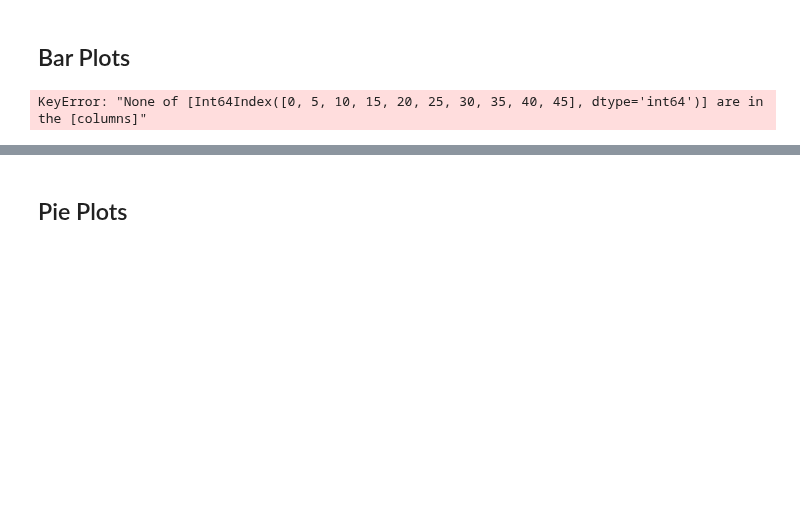
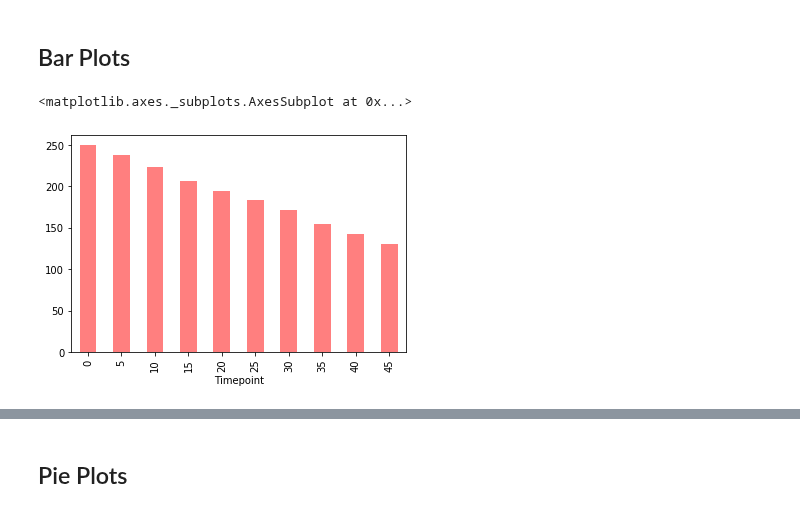
Before and after one commit to olivesun1213/Matplotlib, a Jupyter notebook: Unit 05 - Matplotlib_Homework_Instructions_Pymaceuticals_pymaceuticals_starter.ipynb, the cells around one changed output, grey strips where cells are left out. Cells and saved outputs as stored; diff of their text form; code cells hidden in the pictures; blank space fills up the shorter version.

```diff
--- a/Unit 05 - Matplotlib_Homework_Instructions_Pymaceuticals_pymaceuticals_starter.ipynb
+++ b/Unit 05 - Matplotlib_Homework_Instructions_Pymaceuticals_pymaceuticals_starter.ipynb
@@ -74,12 +106,12 @@ New_Number_of_Mice
 ## Bar Plots
 # %%
 # Generate a bar plot showing the number of mice per time point for each treatment throughout the course of the study using pandas.
-x_axis=combined_file["Timepoint"].unique()
-y_axis=combined_file.groupby('Timepoint')['Mouse ID'].count()
 
-bar=combined_file.plot.bar(x=combined_file["Timepoint"].unique(),y=combined_file.groupby('Timepoint')['Mouse ID'].count(),rot=0)
+
+combined_file.groupby('Timepoint')['Mouse ID'].count().plot(kind='bar',color='r', alpha=0.5, align="center")
 # %% [output]
-KeyError: "None of [Int64Index([0, 5, 10, 15, 20, 25, 30, 35, 40, 45], dtype='int64')] are in the [columns]"
+<matplotlib.axes._subplots.AxesSubplot at 0x...>
+[figure, added]
 # %%
 # Generate a bar plot showing the number of mice per time point for each treatment throughout the course of the study using pyplot.
 x_axis=combined_file["Timepoint"].unique()
```
Also changed, not shown: parts of 7 cells of this notebook.
